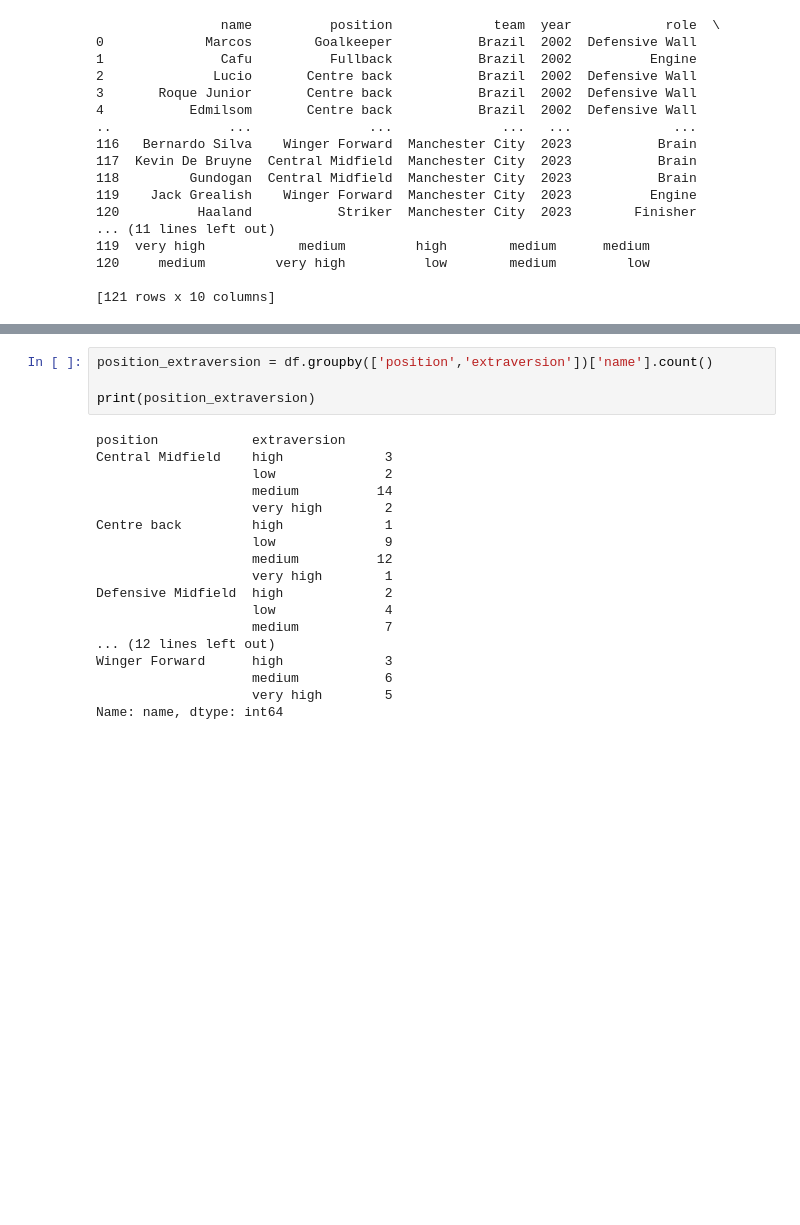
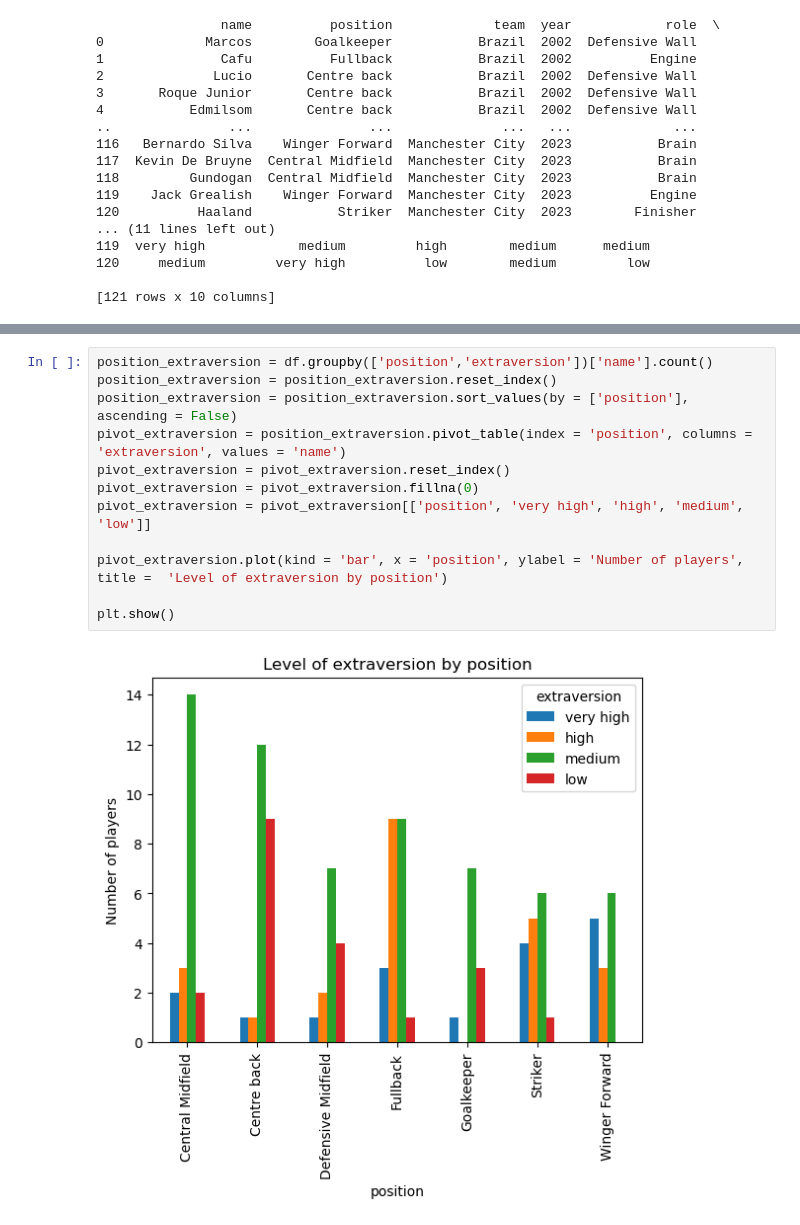
Before and after one commit to Cmb350/football_personalities_analysis, a Jupyter notebook: 7_Soccer_dashboard/football_players_personalities.ipynb, the cells around one changed output, grey strips where cells are left out. Drawn from its saved outputs; the diff is of its cells as text; blank space fills up the shorter version.

```diff
--- a/7_Soccer_dashboard/football_players_personalities.ipynb
+++ b/7_Soccer_dashboard/football_players_personalities.ipynb
@@ -73,22 +129,14 @@ Name: name, dtype: int64
 # %%
 position_extraversion = df.groupby(['position','extraversion'])['name'].count()
+position_extraversion = position_extraversion.reset_index()
+position_extraversion = position_extraversion.sort_values(by = ['position'], ascending = False)
+pivot_extraversion = position_extraversion.pivot_table(index = 'position', columns = 'extraversion', values = 'name')
+pivot_extraversion = pivot_extraversion.reset_index()
+pivot_extraversion = pivot_extraversion.fillna(0)
+pivot_extraversion = pivot_extraversion[['position', 'very high', 'high', 'medium', 'low']]
 
-print(position_extraversion)
+pivot_extraversion.plot(kind = 'bar', x = 'position', ylabel = 'Number of players', title =  'Level of extraversion by position')
+
+plt.show()
 # %% [output]
-position            extraversion
-Central Midfield    high             3
-                    low              2
-                    medium          14
-                    very high        2
-Centre back         high             1
-                    low              9
-                    medium          12
-                    very high        1
-Defensive Midfield  high             2
-                    low              4
-                    medium           7
-... (12 lines left out)
-Winger Forward      high             3
-                    medium           6
-                    very high        5
-Name: name, dtype: int64
+[figure, added]
```
Also changed, not shown: parts of 12 cells of this notebook.
